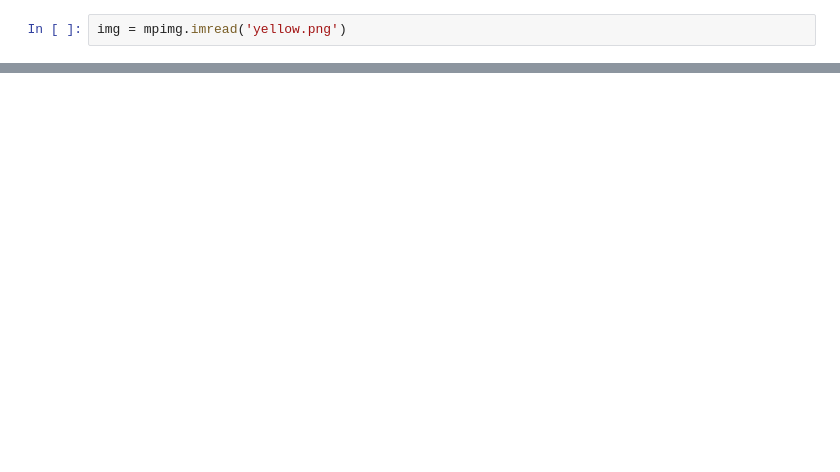
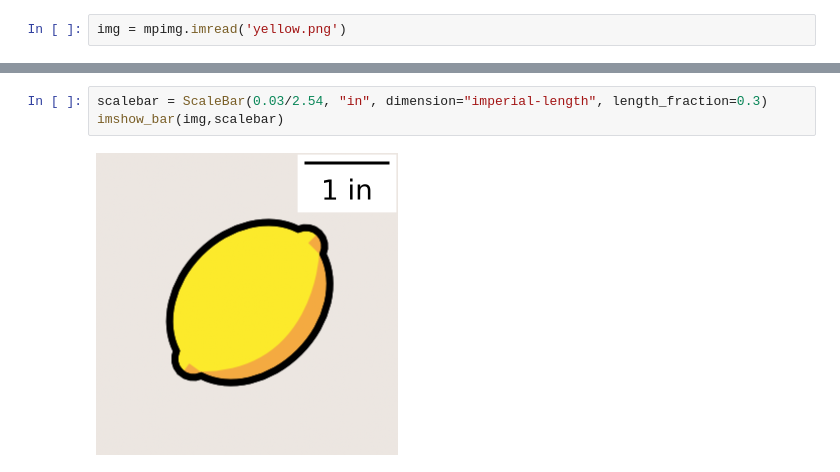
Before and after one commit to kolibril13/plywood-gallery-matplotlib-scalebar, a Jupyter notebook: h.ipynb, the cells around one changed output, grey strips where cells are left out. Saved outputs shown, nothing was run; the diff lists cells and outputs as text; blank space fills up the shorter version.

```diff
--- a/h.ipynb
+++ b/h.ipynb
@@ -44,0 +38,5 @@ from plywood_gallery import generate_html
+# %%
+scalebar = ScaleBar(0.03/2.54, "in", dimension="imperial-length", length_fraction=0.3)
+imshow_bar(img,scalebar)
+# %% [output]
+[figure, added]
```
Also changed, not shown: parts of 14 cells of this notebook, 22 other files.
